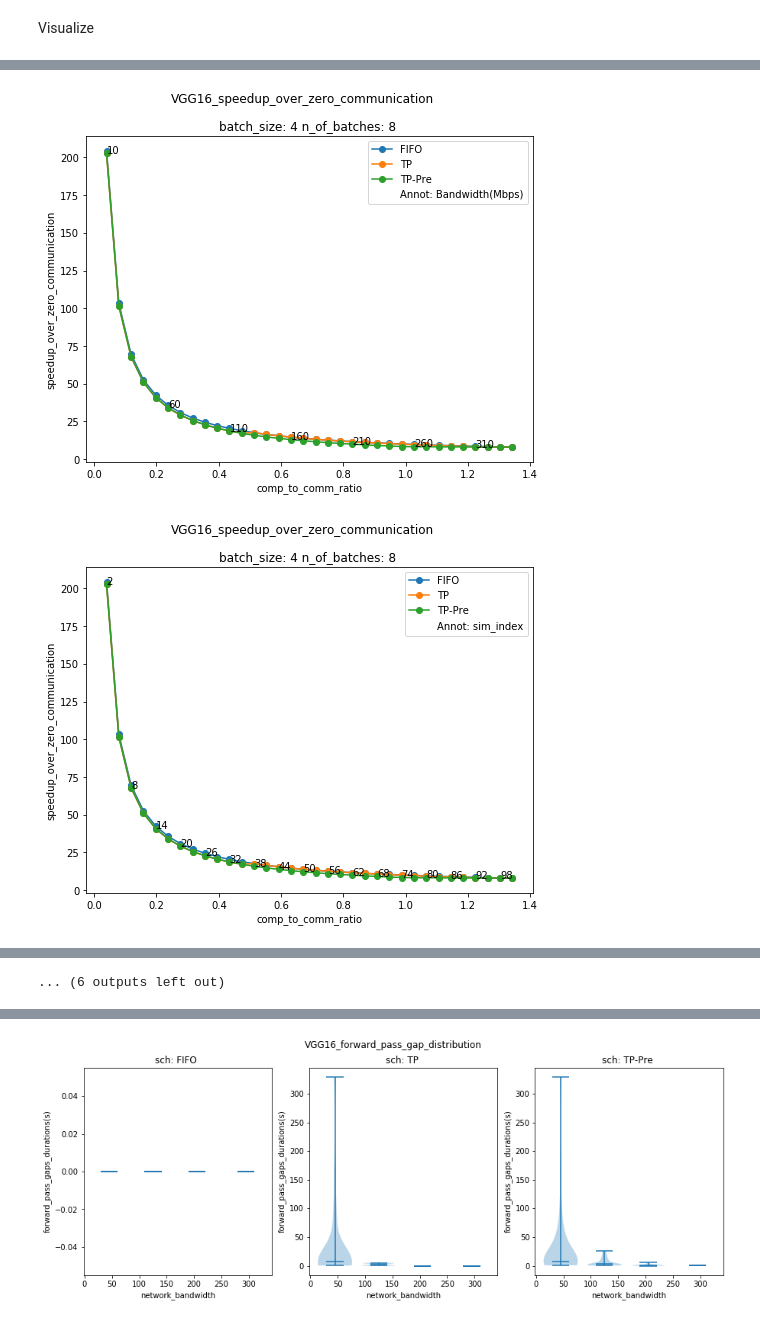
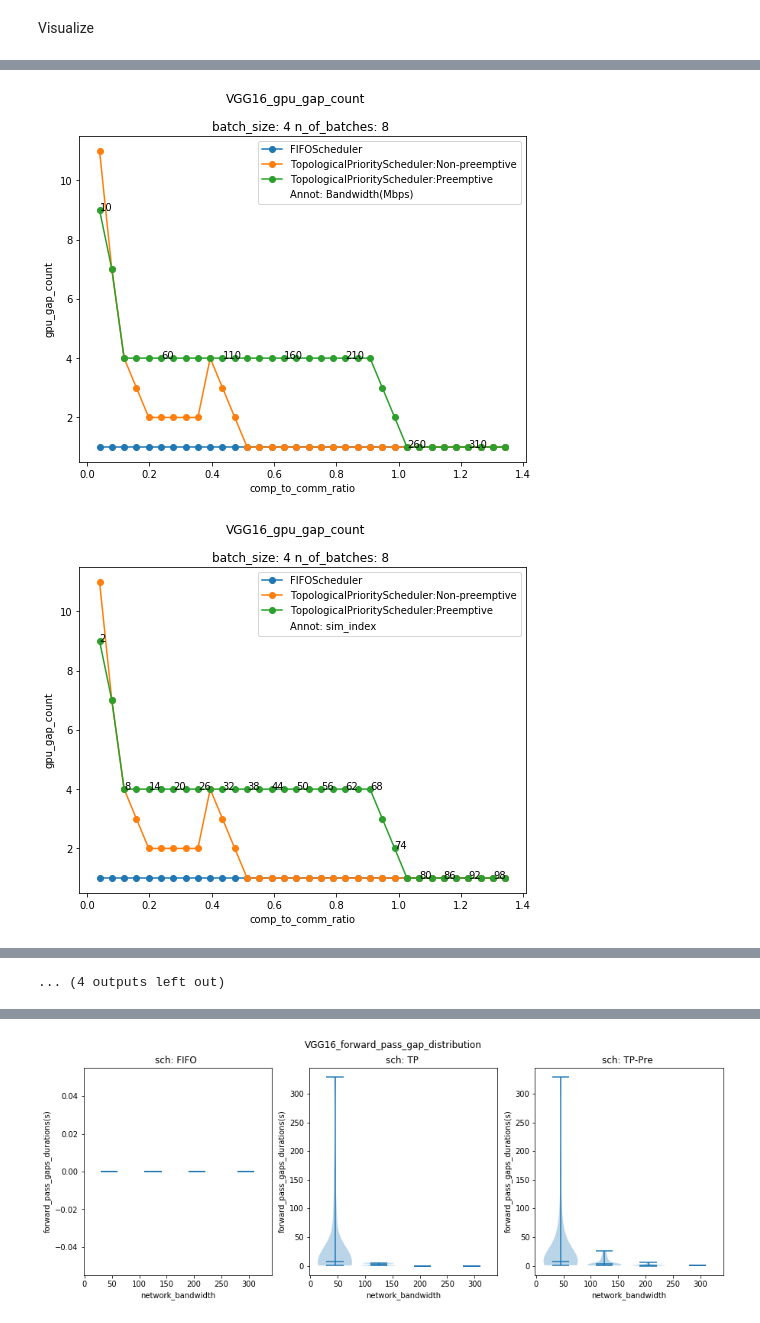
Before and after one commit to ChenYuHo/schedule-simulator, a Jupyter notebook: schedule_simulator_core/simulation_presets_visualization.ipynb, the cells around one changed output, grey strips where cells are left out. Cells and saved outputs as stored; diff of their text form; code cells hidden in the pictures.

```diff
--- a/schedule_simulator_core/simulation_presets_visualization.ipynb
+++ b/schedule_simulator_core/simulation_presets_visualization.ipynb
@@ -18,6 +18,10 @@ from schedule_simulator_core.schedulers import FIFOScheduler, TopologicalPriorit
 from schedule_simulator_core.DAGs import serialize_dag, deserialize_dag, HomogeneousLinearDAG, \
 LinearDag, LayerFactory
 from model_extraction.keras_model_extractor import apply_timing_profile_to_dag, keras_model_to_DAG
+
+def npa(li):
+    # To ensure silly overflow errors do not occur or at least reduce the chance.
+    return np.array(li, dtype="float64")
 # %% [markdown]
 #### Define schedulers
 # %%
@@ -489,20 +507,20 @@ pid[6438] Main process is saving and returning results
 File IO
 # %%
 # Load simulations results from file if it exists already.
-with open("GpuNetworkSim_07-13-19-32.simgroup.json") as file:
+with open("GpuNetworkSim_07-17-02-03.simgroup.json") as file:
     summary = json.load(file)
 # %% [markdown]
 Manipulate results & add other metrics
 # %%
 results = summary["results"]
 # Compute compound metrics
-results["comp_to_comm_ratio"] = comp_to_comm_ratio(results)
-results["speedup_over_fifo"] = network_scheduler_speedup_over_fifo(results)
-results["speedup_over_zero_gpu_gaps"] = speedup_over_zero_gpu_gaps(results)
-results["forward_pass_gap_count"] = reduce_list(results, "$list$forward_pass_gaps_durations", len) / (np.array(results["n_of_batches"]) - 1)
-results["forward_pass_gap_sum"] = reduce_list(results, "$list$forward_pass_gaps_durations", sum) / (np.array(results["n_of_batches"]) - 1)
-results["gpu_gap_count"] = reduce_list(results, "$list$gpu_gaps_durations", len) / (np.array(results["n_of_batches"]) - 1)
-results["gpu_gap_sum"] = reduce_list(results, "$list$gpu_gaps_durations", sum) / (np.array(results["n_of_batches"]) - 1)
+add_comp_to_comm_ratio(results)
+add_network_scheduler_speedup_over_fifo(results)
+batches_ = npa(results["n_of_batches"]) - 1
+results["forward_pass_gap_sum"] = list(npa(reduce_list(results, "$list$forward_pass_gaps_durations", sum)) / batches_)
+results["gpu_gap_sum"] = list(npa(reduce_list(results, "$list$gpu_gaps_durations", sum)) / batches_)
+results["forward_pass_gap_count"] = list(npa(reduce_list(results, "$list$forward_pass_gaps_durations", len)) / batches_)
+results["gpu_gap_count"] = list(npa(reduce_list(results, "$list$gpu_gaps_durations", len)) / batches_)
 # Scale down time values
 unit = "s"
 for key in ["$list$forward_pass_gaps_durations", "$list$gpu_gaps_durations", "total_time_steps",
@@ -539,30 +539,31 @@ Visualize
 # %%
 from matplotlib.backends.backend_pdf import PdfPages
 file = PdfPages("{}_visualizaton.pdf".format("VGG16"))
-for y in ["time(s)", "gpu_util","net_util","speedup_over_fifo", "speedup_over_zero_communication",
+for y in ["total_time_steps(s)", "gpu_util","net_util","speedup_over_fifo",
           "gpu_gap_count","forward_pass_gap_count", "gpu_gap_sum(s)","forward_pass_gap_sum(s)"]:
-    f = line_plot_grid(summary["results"], title="{}_{}".format("VGG16", y), save=False,
+    results = summary["results"]
+    f = line_plot_grid(results, title="{}_{}".format("VGG16", y), save=False,
                        x="comp_to_comm_ratio",
                        y=y,
-                       line_variable="sch",
+                       line_variable="network_scheduler",
                        row_variable="batch_size",
                        column_variable="n_of_batches",
                        annotation_variable= "Bandwidth(Mbps)",
-                       annotation_only_for_line_groups=["TP-Pre"],
+                       annotation_only_for_line_groups=["TopologicalPriorityScheduler:Preemptive"],
                        annotation_step=5,
                        label_length=float("inf"),
                        subplot_size=(8,6)
                       )
     file.savefig(f)
-    f = line_plot_grid(summary["results"], title="{}_{}".format("VGG16", y), save=False,
+    f = line_plot_grid(results, title="{}_{}".format("VGG16", y), save=False,
                        x="comp_to_comm_ratio",
                        y=y,
-                       line_variable="sch",
+                       line_variable="network_scheduler",
                        row_variable="batch_size",
                        column_variable="n_of_batches",
                        annotation_variable= "sim_index",
                        annotation_step=2,
-                       annotation_only_for_line_groups=["TP-Pre"],
+                       annotation_only_for_line_groups=["TopologicalPriorityScheduler:Preemptive"],
                        label_length=float("inf"),
                        subplot_size=(8,6)
                       )
@@ -579,2 +580,2 @@ for y in ["time(s)", "gpu_util","net_util","speedup_over_fifo", "speedup_over_ze
-[figure, old version]
+[figure, new version]
-[figure, old version]
+[figure, new version]
@@ -583 +584 @@ for y in ["time(s)", "gpu_util","net_util","speedup_over_fifo", "speedup_over_ze
-... (6 outputs left out)
+... (4 outputs left out)
```
Also changed, not shown: parts of 6 cells of this notebook, 1 other file.
